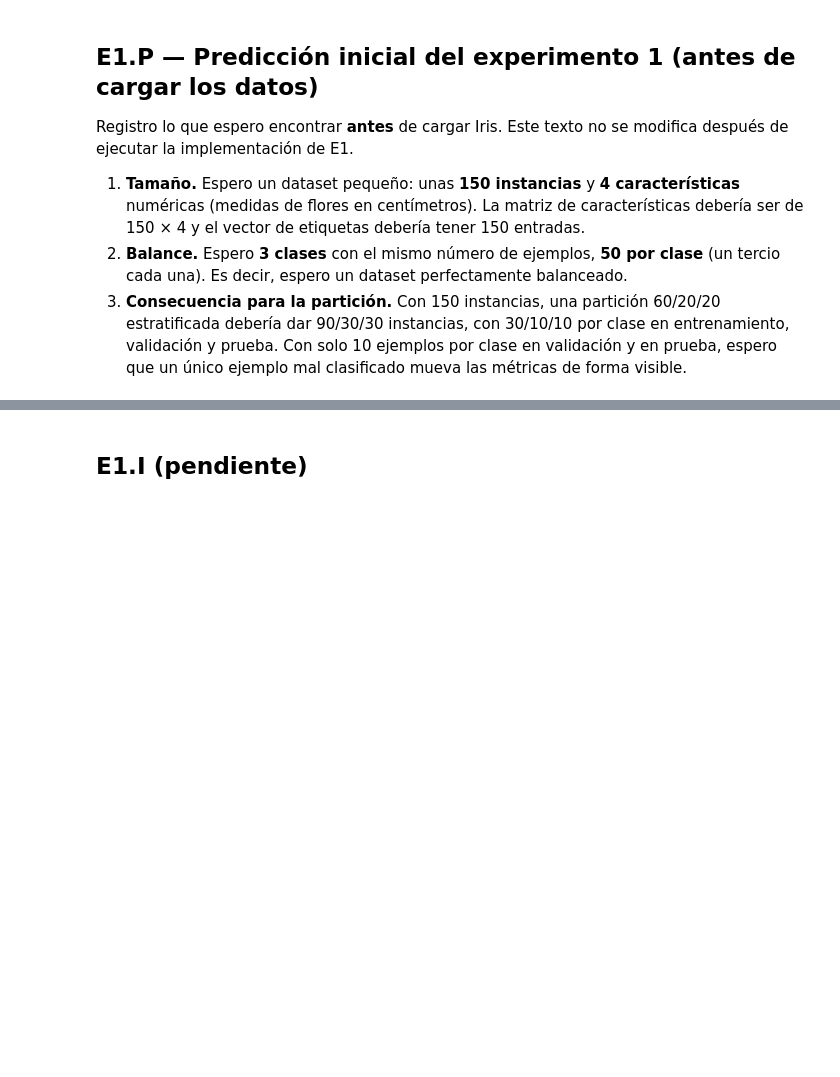
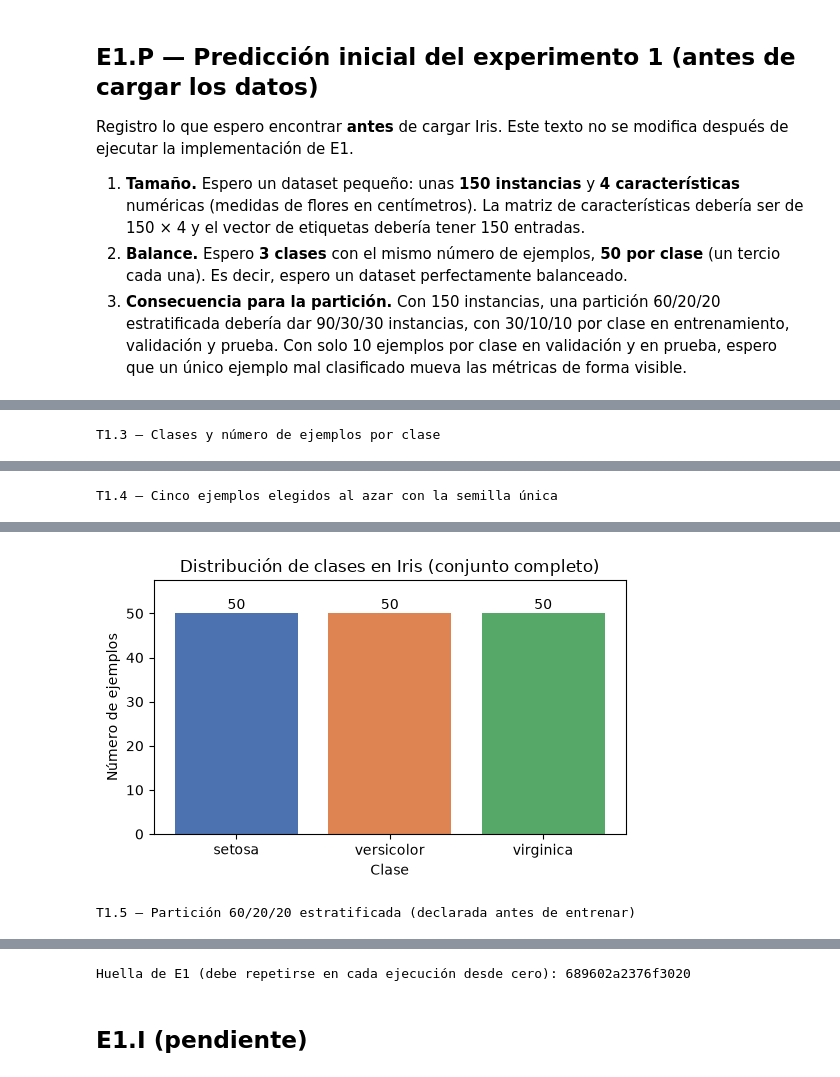
Before and after one commit to Francis1918/Information_Retrival, a Jupyter notebook: notebooks/Tarea1/01_revml.ipynb, the cells around one changed output, grey strips where cells are left out. Saved outputs shown, nothing was run; the diff lists cells and outputs as text; code cells hidden in the pictures; blank space fills up the shorter version.

```diff
--- a/notebooks/Tarea1/01_revml.ipynb
+++ b/notebooks/Tarea1/01_revml.ipynb
@@ -656,4 +656,77 @@ Registro lo que espero encontrar **antes** de cargar Iris. Este texto no se modi
 2. **Balance.** Espero **3 clases** con el mismo número de ejemplos, **50 por clase** (un tercio cada una). Es decir, espero un dataset perfectamente balanceado.
 3. **Consecuencia para la partición.** Con 150 instancias, una partición 60/20/20 estratificada debería dar 90/30/30 instancias, con 30/10/10 por clase en entrenamiento, validación y prueba. Con solo 10 ejemplos por clase en validación y en prueba, espero que un único ejemplo mal clasificado mueva las métricas de forma visible.
 # %%
-# [E1.C] (pending)
+# [E1.1] Load Iris with scikit-learn and check the shapes
+iris = load_iris()
+X_iris, y_iris = iris.data, iris.target
+assert X_iris.shape == (150, 4), "Iris feature matrix must be 150 x 4"
+assert y_iris.shape == (150,), "Iris label vector must have 150 entries"
+feature_names = list(iris.feature_names)
+class_names = iris.target_names.tolist()
+class_codes = np.unique(y_iris)
+
+# [E1.2] Descriptive tables T1.1-T1.3 (generated from the loaded data)
+FEATURE_MEANING = {
+    "sepal length (cm)": "longitud del sépalo, en centímetros",
+    "sepal width (cm)": "ancho del sépalo, en centímetros",
+    "petal length (cm)": "longitud del pétalo, en centímetros",
+    "petal width (cm)": "ancho del pétalo, en centímetros",
+}
+assert list(FEATURE_MEANING) == feature_names, "every feature name must have a Spanish meaning"
+
+t11 = make_table([
+    ["Qué representa cada instancia", "Una flor de iris (una observación)"],
+    ["Número de instancias", X_iris.shape[0]],
+    ["Número de características", X_iris.shape[1]],
+    ["Forma de la matriz de características X", str(X_iris.shape)],
+    ["Forma del vector de etiquetas y", str(y_iris.shape)],
+], ["Concepto", "Valor"])
+t12 = make_table([[name, FEATURE_MEANING[name]] for name in feature_names],
+                 ["Característica (nombre de la librería)", "Significado"])
+t13 = make_table([[name, int(np.sum(y_iris == code))] for code, name in zip(class_codes, class_names)],
+                 ["Clase", "Ejemplos"])
+print("T1.1 — Descripción general del dataset Iris")
+display(t11)
+print("\nT1.2 — Características")
+display(t12)
+print("\nT1.3 — Clases y número de ejemplos por clase")
+display(t13)
+
+# [E1.3] Five random examples (single seed), all three classes guaranteed -> T1.4
+example_idx = sample_examples(y_iris, 5, SEED)
+assert set(y_iris[example_idx].tolist()) == set(class_codes.tolist()), "the 5 examples must include all classes"
+t14 = make_table(
+    [[int(i)] + X_iris[i].tolist() + [class_names[y_iris[i]]] for i in example_idx],
+    ["Índice"] + feature_names + ["Clase"])
+print("\nT1.4 — Cinco ejemplos elegidos al azar con la semilla única")
+display(t14)
+
+# [E1.4] Class distribution of the complete dataset -> F1.1
+fig, ax = plt.subplots(figsize=(5.5, 3.5))
+ax.bar(class_names, t13["Ejemplos"].to_numpy(), color=["#4c72b0", "#dd8452", "#55a868"])
+ax.set_title("Distribución de clases en Iris (conjunto completo)")
+ax.set_xlabel("Clase")
+ax.set_ylabel("Número de ejemplos")
+ax.set_ylim(0, t13["Ejemplos"].max() * 1.15)
+for pos, count in enumerate(t13["Ejemplos"]):
+    ax.text(pos, count + 1, str(count), ha="center")
+plt.tight_layout()
+plt.show()
+
+# [E1.5] Partition declared once, before any model is trained -> T1.5
+splits_iris = make_splits(y_iris, stratify=True, seed=SEED)
+assert [len(splits_iris[k]) for k in ("train", "val", "test")] == [90, 30, 30], "sizes must be 90/30/30"
+all_idx = np.concatenate([splits_iris["train"], splits_iris["val"], splits_iris["test"]])
+assert sorted(all_idx.tolist()) == list(range(150)), "partitions must be disjoint and complete"
+summary_iris = split_summary(y_iris, splits_iris, class_names)
+t15 = make_table(summary_iris.to_numpy().tolist(), list(summary_iris.columns))
+assert list(t15.columns) == ["Partición", "Tamaño"] + class_names, "T1.5 columns"
+assert (t15.iloc[1:][class_names].to_numpy() == 10).all(), "validation and test must hold 10 per class"
+print("\nT1.5 — Partición 60/20/20 estratificada (declarada antes de entrenar)")
+display(t15)
+
+# [E1.6] Reproducibility fingerprint of E1
+fingerprint_e1 = result_digest(X_iris[example_idx], example_idx, splits_iris["train"],
+                               splits_iris["val"], splits_iris["test"])
+print("\nHuella de E1 (debe repetirse en cada ejecución desde cero):", fingerprint_e1)
+# %% [output]
@@ -659,0 +746 @@ Registro lo que espero encontrar **antes** de cargar Iris. Este texto no se modi
+T1.3 — Clases y número de ejemplos por clase
@@ -659,0 +751 @@ Registro lo que espero encontrar **antes** de cargar Iris. Este texto no se modi
+T1.4 — Cinco ejemplos elegidos al azar con la semilla única
@@ -659,0 +758,2 @@ Registro lo que espero encontrar **antes** de cargar Iris. Este texto no se modi
+[figure, added]
+T1.5 — Partición 60/20/20 estratificada (declarada antes de entrenar)
@@ -660,3 +764,4 @@ Registro lo que espero encontrar **antes** de cargar Iris. Este texto no se modi
+Huella de E1 (debe repetirse en cada ejecución desde cero): 689602a2376f3020
 # %% [markdown]
 ## E1.I (pendiente)
 # %% [markdown]
```
Also changed, not shown: parts of 1 cell of this notebook.
